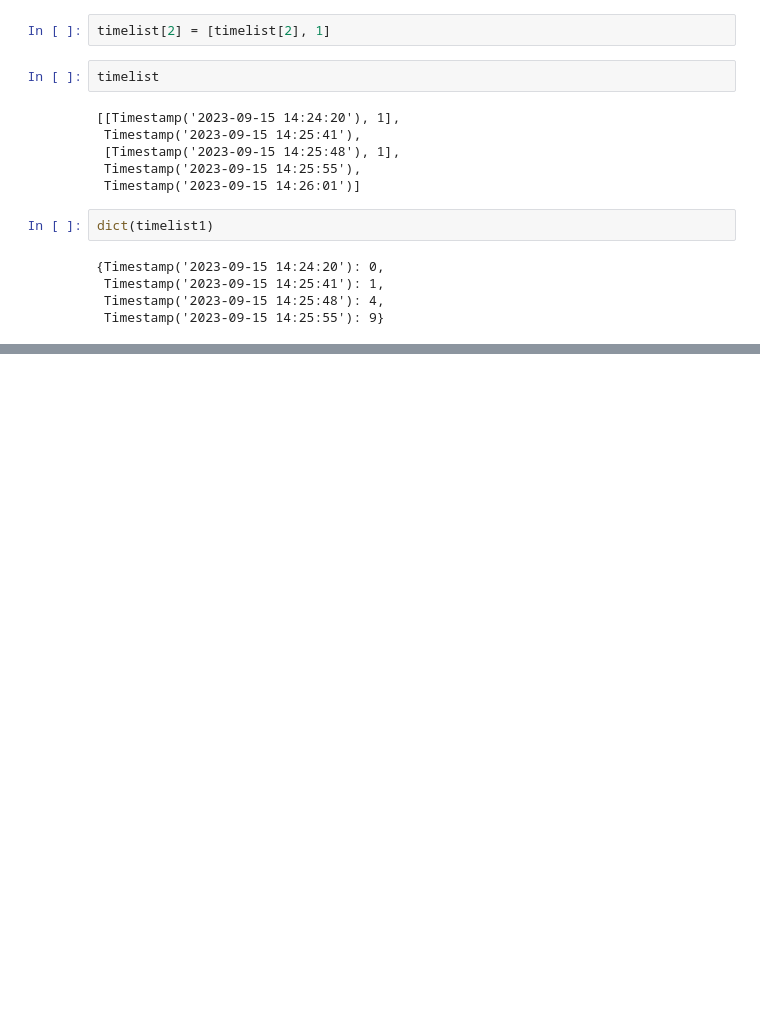
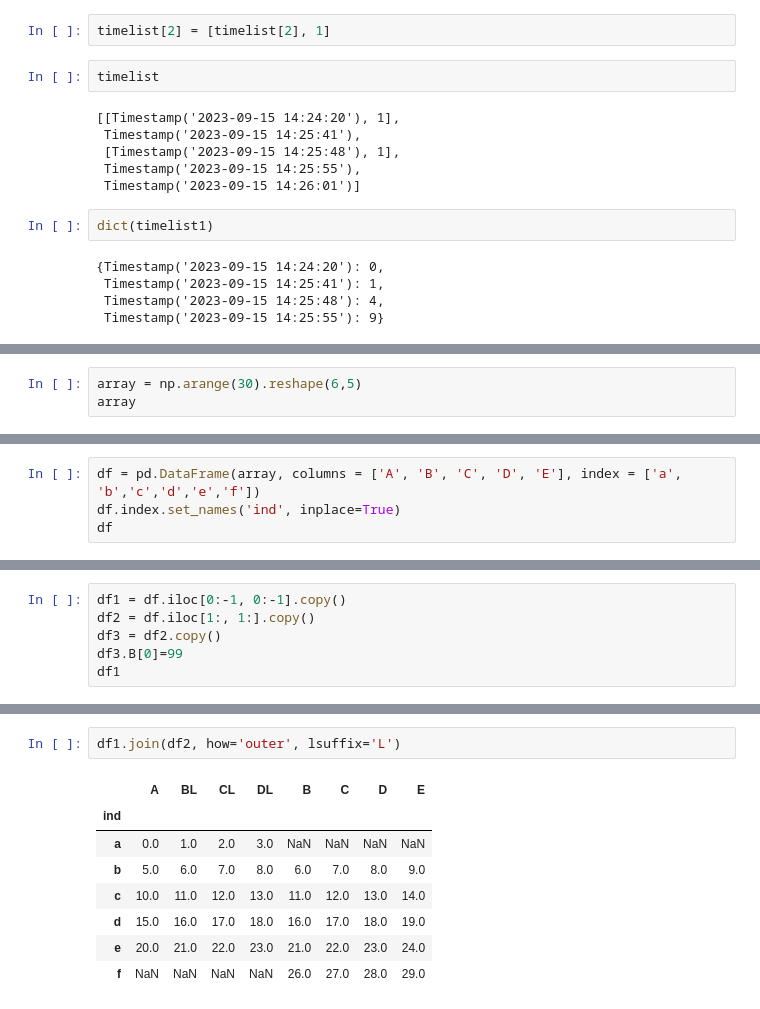
Before and after one commit to insommer/AnalysisCode, a Jupyter notebook: Applications/Coding Test.ipynb, the cells around one changed output, grey strips where cells are left out. Drawn from its saved outputs; the diff is of its cells as text; blank space fills up the shorter version.

```diff
--- a/Applications/Coding Test.ipynb
+++ b/Applications/Coding Test.ipynb
@@ -1599,0 +1561,3 @@ range(0, 5)
+# %%
+array = np.arange(30).reshape(6,5)
+array
@@ -1599,0 +1571,4 @@ range(0, 5)
+# %%
+df = pd.DataFrame(array, columns = ['A', 'B', 'C', 'D', 'E'], index = ['a', 'b','c','d','e','f'])
+df.index.set_names('ind', inplace=True)
+df
@@ -1599,0 +1584,6 @@ range(0, 5)
+# %%
+df1 = df.iloc[0:-1, 0:-1].copy()
+df2 = df.iloc[1:, 1:].copy()
+df3 = df2.copy()
+df3.B[0]=99
+df1
@@ -1599,0 +1619,11 @@ range(0, 5)
+# %%
+df1.join(df2, how='outer', lsuffix='L')
+# %% [output]
+|  | A | BL | CL | DL | B | C | D | E |
+| ind |  |  |  |  |  |  |  |  |
+| a | 0.0 | 1.0 | 2.0 | 3.0 | NaN | NaN | NaN | NaN |
+| b | 5.0 | 6.0 | 7.0 | 8.0 | 6.0 | 7.0 | 8.0 | 9.0 |
+| c | 10.0 | 11.0 | 12.0 | 13.0 | 11.0 | 12.0 | 13.0 | 14.0 |
+| d | 15.0 | 16.0 | 17.0 | 18.0 | 16.0 | 17.0 | 18.0 | 19.0 |
+| e | 20.0 | 21.0 | 22.0 | 23.0 | 21.0 | 22.0 | 23.0 | 24.0 |
+| f | NaN | NaN | NaN | NaN | 26.0 | 27.0 | 28.0 | 29.0 |
```
Also changed, not shown: parts of 31 cells of this notebook, 1 other file.
